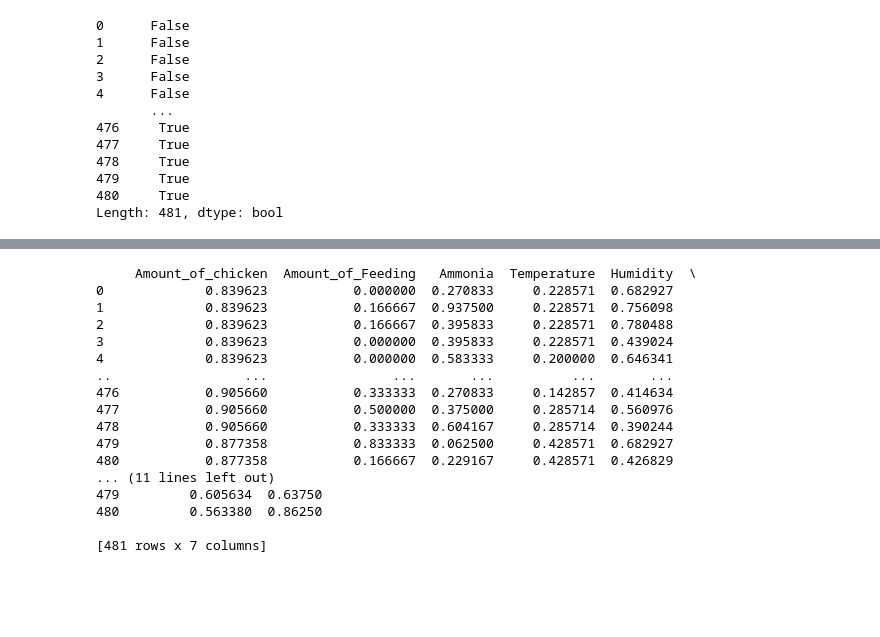
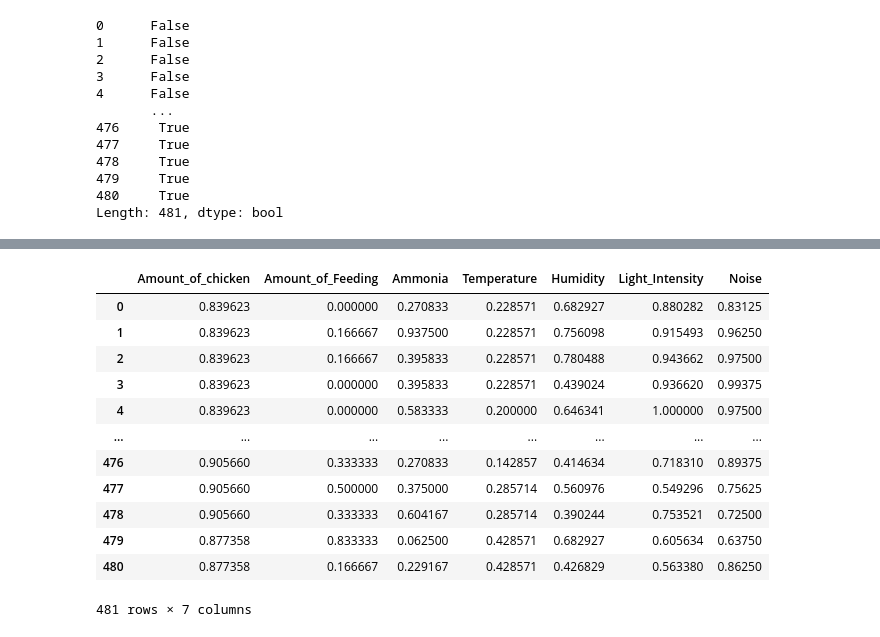
Before and after one commit to ItsJJH/egg-ai-project, a Jupyter notebook: TheNotebook.ipynb, the cells around one changed output, grey strips where cells are left out. Cells and saved outputs as stored; diff of their text form; code cells hidden in the pictures; blank space fills up the shorter version.

```diff
--- a/TheNotebook.ipynb
+++ b/TheNotebook.ipynb
@@ -156,7 +154,3 @@ from sklearn.compose import ColumnTransformer
 from sklearn.pipeline import make_pipeline
 from sklearn.preprocessing import StandardScaler
 from sklearn.preprocessing import MinMaxScaler
-# %%
-for col in eggs.columns:
-    eggs[col] /= eggs[col].max()
-eggs
@@ -190,21 +170,19 @@ eggs_scaled = preprocessing.fit_transform(eggs)
 
 eggs_prepared = pd.DataFrame(data=eggs_scaled, columns=feature_names)
 eggs_prepared1 = eggs_prepared.drop(labels='Total_egg_production', axis=1)
-# %% [output]
-     Amount_of_chicken  Amount_of_Feeding   Ammonia  Temperature  Humidity  \
-0             0.839623           0.000000  0.270833     0.228571  0.682927
-1             0.839623           0.166667  0.937500     0.228571  0.756098
-2             0.839623           0.166667  0.395833     0.228571  0.780488
-3             0.839623           0.000000  0.395833     0.228571  0.439024
-4             0.839623           0.000000  0.583333     0.200000  0.646341
-..                 ...                ...       ...          ...       ...
-476           0.905660           0.333333  0.270833     0.142857  0.414634
-477           0.905660           0.500000  0.375000     0.285714  0.560976
-478           0.905660           0.333333  0.604167     0.285714  0.390244
-479           0.877358           0.833333  0.062500     0.428571  0.682927
-480           0.877358           0.166667  0.229167     0.428571  0.426829
-... (11 lines left out)
-479         0.605634  0.63750
-480         0.563380  0.86250
-
-[481 rows x 7 columns]
+# %%
+eggs_prepared1
+# %% [output]
+|  | Amount_of_chicken | Amount_of_Feeding | Ammonia | Temperature | Humidity | Light_Intensity | Noise |
+| 0 | 0.839623 | 0.000000 | 0.270833 | 0.228571 | 0.682927 | 0.880282 | 0.83125 |
+| 1 | 0.839623 | 0.166667 | 0.937500 | 0.228571 | 0.756098 | 0.915493 | 0.96250 |
+| 2 | 0.839623 | 0.166667 | 0.395833 | 0.228571 | 0.780488 | 0.943662 | 0.97500 |
+| 3 | 0.839623 | 0.000000 | 0.395833 | 0.228571 | 0.439024 | 0.936620 | 0.99375 |
+| 4 | 0.839623 | 0.000000 | 0.583333 | 0.200000 | 0.646341 | 1.000000 | 0.97500 |
+| ... | ... | ... | ... | ... | ... | ... | ... |
+| 476 | 0.905660 | 0.333333 | 0.270833 | 0.142857 | 0.414634 | 0.718310 | 0.89375 |
+| 477 | 0.905660 | 0.500000 | 0.375000 | 0.285714 | 0.560976 | 0.549296 | 0.75625 |
+| 478 | 0.905660 | 0.333333 | 0.604167 | 0.285714 | 0.390244 | 0.753521 | 0.72500 |
+| 479 | 0.877358 | 0.833333 | 0.062500 | 0.428571 | 0.682927 | 0.605634 | 0.63750 |
+| 480 | 0.877358 | 0.166667 | 0.229167 | 0.428571 | 0.426829 | 0.563380 | 0.86250 |
+481 rows × 7 columns
```
Also changed, not shown: parts of 3 cells of this notebook.
